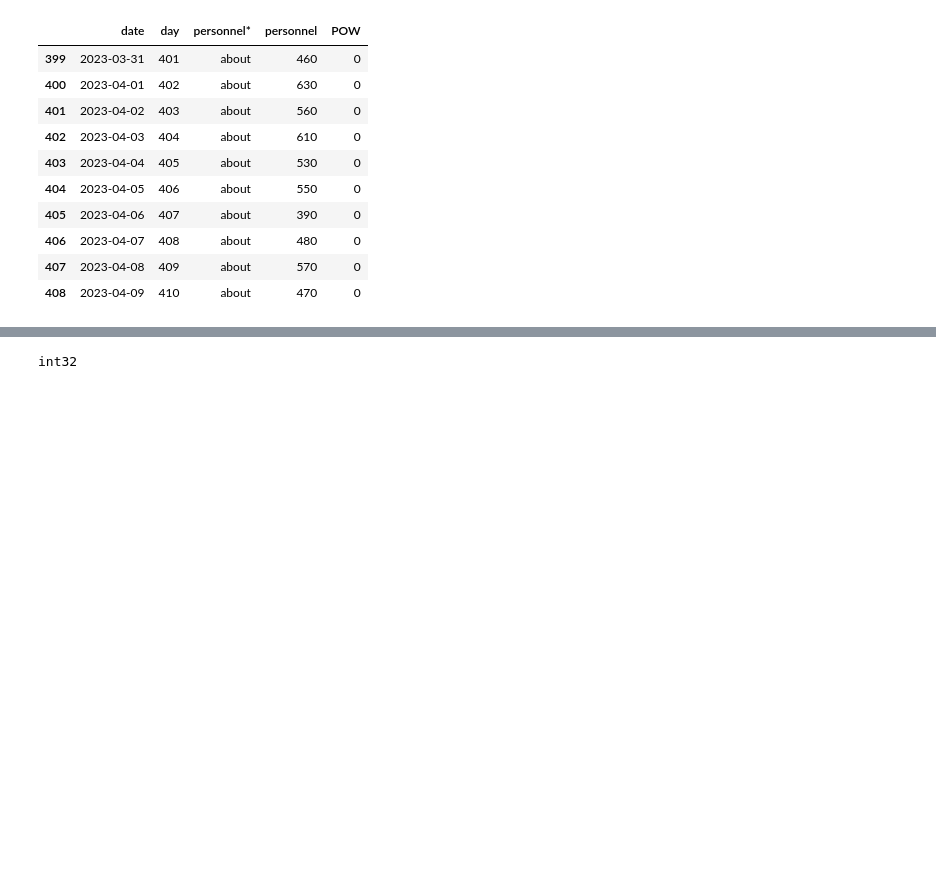
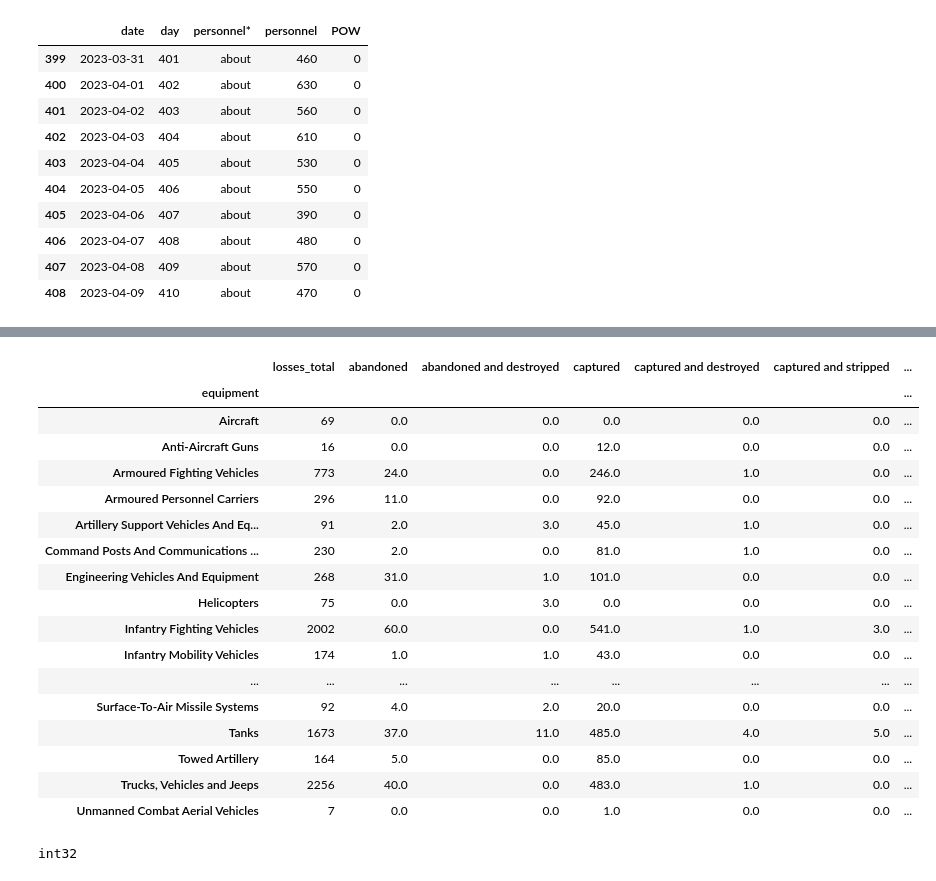
Before and after one commit to B3n-Coyne/B3n-Coyne.github.io, a Jupyter notebook: FinalTutorial.ipynb, the cells around one changed output, grey strips where cells are left out. Cells and saved outputs as stored; diff of their text form; code cells hidden in the pictures; blank space fills up the shorter version.

```diff
--- a/FinalTutorial.ipynb
+++ b/FinalTutorial.ipynb
@@ -102,6 +121,31 @@ df_RU_total.tail(10)
 | 335 | Trucks, Vehicles and Jeeps | Unknown fuel tanker | NaN | Russia | 4 | NaN | NaN | NaN | ... |
 | 336 | Trucks, Vehicles and Jeeps | (Unknown) truck | NaN | Russia | 262 | 1.0 | NaN | 10.0 | ... |
 | 337 | Trucks, Vehicles and Jeeps | (Unknown) vehicle | NaN | Russia | 45 | NaN | NaN | NaN | ... |
+# %%
+# Breakdown of visually confirmed Russian losses grouped by equipment type
+df_RU_total_grouped = df_RU_total.groupby(['equipment']).sum()
+
+# Display the grouped data
+df_RU_total_grouped
+# %% [output]
+|  | losses_total | abandoned | abandoned and destroyed | captured | captured and destroyed | captured and stripped | ... |
+| equipment |  |  |  |  |  |  | ... |
+| Aircraft | 69 | 0.0 | 0.0 | 0.0 | 0.0 | 0.0 | ... |
+| Anti-Aircraft Guns | 16 | 0.0 | 0.0 | 12.0 | 0.0 | 0.0 | ... |
+| Armoured Fighting Vehicles | 773 | 24.0 | 0.0 | 246.0 | 1.0 | 0.0 | ... |
+| Armoured Personnel Carriers | 296 | 11.0 | 0.0 | 92.0 | 0.0 | 0.0 | ... |
+| Artillery Support Vehicles And Eq... | 91 | 2.0 | 3.0 | 45.0 | 1.0 | 0.0 | ... |
+| Command Posts And Communications ... | 230 | 2.0 | 0.0 | 81.0 | 1.0 | 0.0 | ... |
+| Engineering Vehicles And Equipment | 268 | 31.0 | 1.0 | 101.0 | 0.0 | 0.0 | ... |
+| Helicopters | 75 | 0.0 | 3.0 | 0.0 | 0.0 | 0.0 | ... |
+| Infantry Fighting Vehicles | 2002 | 60.0 | 0.0 | 541.0 | 1.0 | 3.0 | ... |
+| Infantry Mobility Vehicles | 174 | 1.0 | 1.0 | 43.0 | 0.0 | 0.0 | ... |
+| ... | ... | ... | ... | ... | ... | ... | ... |
+| Surface-To-Air Missile Systems | 92 | 4.0 | 2.0 | 20.0 | 0.0 | 0.0 | ... |
+| Tanks | 1673 | 37.0 | 11.0 | 485.0 | 4.0 | 5.0 | ... |
+| Towed Artillery | 164 | 5.0 | 0.0 | 85.0 | 0.0 | 0.0 | ... |
+| Trucks, Vehicles and Jeeps | 2256 | 40.0 | 0.0 | 483.0 | 1.0 | 0.0 | ... |
+| Unmanned Combat Aerial Vehicles | 7 | 0.0 | 0.0 | 1.0 | 0.0 | 0.0 | ... |
 # %%
 # https://www.tutorialspoint.com/how-to-check-the-data-type-in-pandas-dataframe
 print(df_RU_equipment["aircraft"].dtype)
```
Also changed, not shown: parts of 5 cells of this notebook.
